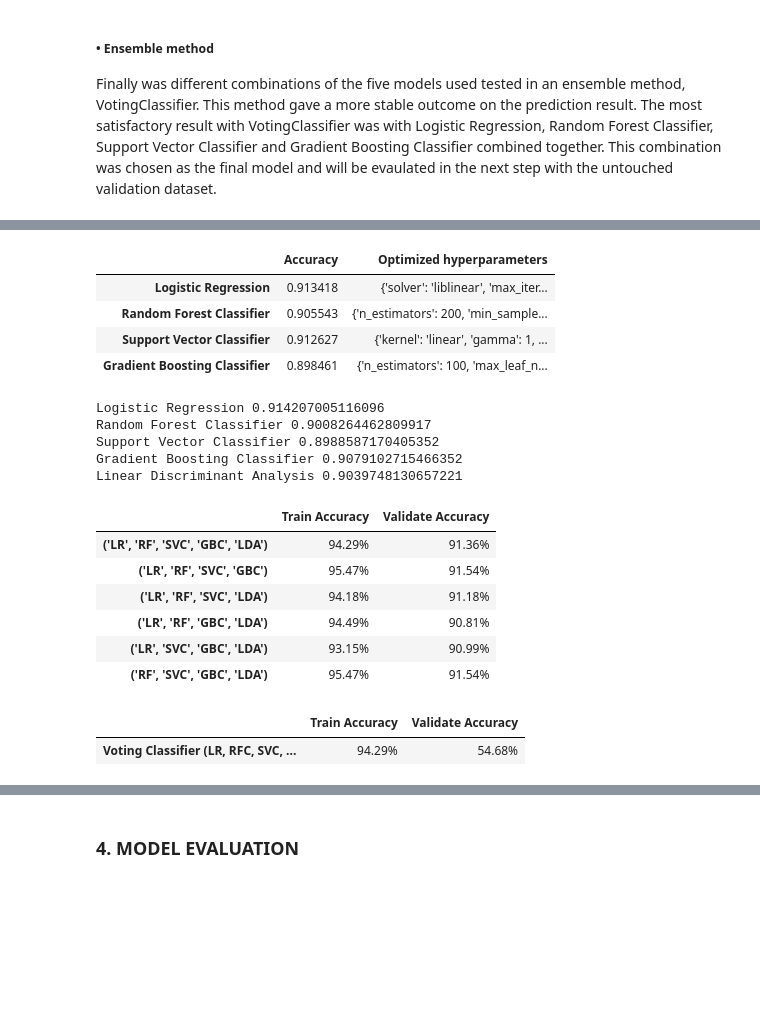
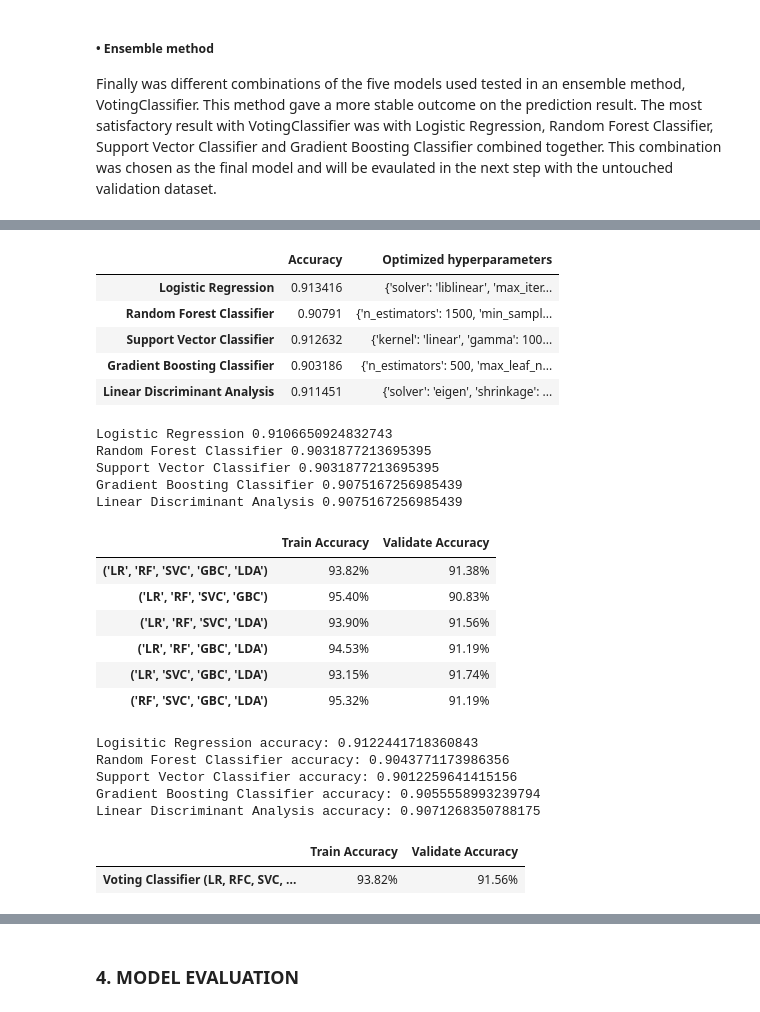
Before and after one commit to LLUhlin/data-science-project, a Jupyter notebook: student_final.ipynb, the cells around one changed output, grey strips where cells are left out. Cells and saved outputs as stored; diff of their text form; code cells hidden in the pictures; blank space fills up the shorter version.

```diff
--- a/student_final.ipynb
+++ b/student_final.ipynb
@@ -431,10 +435,11 @@ train_models_multiple_clf(clf_dict)
 # %%
 # OBS NY KOD SOM SKA LÄGGAS IN!!!!!
 # Hyperparameter Tuning with RandomizedSearchCV
-temp_clf = {'Logistic Regression': LogisticRegression(),
+clf = {'Logistic Regression': LogisticRegression(),
        'Random Forest Classifier': RandomForestClassifier(),
        'Support Vector Classifier': SVC(),
-       'Gradient Boosting Classifier': GradientBoostingClassifier()}
+       'Gradient Boosting Classifier': GradientBoostingClassifier(),
+       'Linear Discriminant Analysis': LinearDiscriminantAnalysis()}
 
 params_lr = {'C':[0.001, 0.01, 0.1, 1, 10, 100],
              'solver':['lbfgs', 'saga', 'sag', 'liblinear'],
@@ -457,13 +462,17 @@ params_gbc = {'n_estimators': [1, 2, 5, 10, 20, 50, 100, 200, 500],
               'max_leaf_nodes': [2, 5, 10, 20, 50, 100],
               'learning_rate': (0.01, 1)}
 
+params_lda = {'solver': ['lsqr', 'eigen'],
+              'shrinkage': [None, 'auto', 0.1, 0.2, 0.3, 0.4, 0.5]}
 # lda has no hyperparameters that you can set
+# found hyperparameters!
 
-hyp_par_list = (params_lr, params_rf, params_svc, params_gbc)
+hyp_par_list = (params_lr, params_rf, params_svc, params_gbc, params_lda)
 
 res_hyp_par = pd.DataFrame(columns = ['Accuracy', 'Optimized hyperparameters'])
+pd.set_option('display.max_colwidth', None)
 
-for i, (mdl, clf) in enumerate(temp_clf.items()):
+for i, (mdl, clf) in enumerate(clf.items()):
     racv = RandomizedSearchCV(clf, hyp_par_list[i], n_jobs=-1, cv=5)
     racv.fit(X_train_scaled, y_train)
     acc_hp = racv.best_score_
@@ -471,18 +480,18 @@ for i, (mdl, clf) in enumerate(temp_clf.items()):
     new_row = pd.DataFrame({'Accuracy':acc_hp, 'Optimized hyperparameters':opt_hp},
                            index=[mdl])
     res_hyp_par = pd.concat([res_hyp_par, new_row], axis=0)
-
 display(res_hyp_par)
 # %% [output]
 |  | Accuracy | Optimized hyperparameters |
-| Logistic Regression | 0.913418 | {'solver': 'liblinear', 'max_iter... |
-| Random Forest Classifier | 0.905543 | {'n_estimators': 200, 'min_sample... |
-| Support Vector Classifier | 0.912627 | {'kernel': 'linear', 'gamma': 1, ... |
-| Gradient Boosting Classifier | 0.898461 | {'n_estimators': 100, 'max_leaf_n... |
+| Logistic Regression | 0.913416 | {'solver': 'liblinear', 'max_iter... |
+| Random Forest Classifier | 0.90791 | {'n_estimators': 1500, 'min_sampl... |
+| Support Vector Classifier | 0.912632 | {'kernel': 'linear', 'gamma': 100... |
+| Gradient Boosting Classifier | 0.903186 | {'n_estimators': 500, 'max_leaf_n... |
+| Linear Discriminant Analysis | 0.911451 | {'solver': 'eigen', 'shrinkage': ... |
 # %%
 # OBS NY KOD SOM SKA LÄGGAS IN!!!!!
 # OBS!!! köra Cross val predict, som bygger på den data som den inte sett
-# Cross validation med cross_val_predict
+# Cross validation through cross_val_predict
 temp_clf = {'Logistic Regression': LogisticRegression(),
        'Random Forest Classifier': RandomForestClassifier(),
        'Support Vector Classifier': SVC(),
@@ -495,51 +504,76 @@ for i, (mdl, clf) in enumerate(temp_clf.items()):
     y_pred_cv = cross_val_predict(clf, X_train_scaled, y_train, n_jobs=-1, cv=5)
     print(mdl, accuracy_score(y_train, y_pred_cv))
 # %% [output]
-Logistic Regression 0.914207005116096
-Random Forest Classifier 0.9008264462809917
-Support Vector Classifier 0.8988587170405352
-Gradient Boosting Classifier 0.9079102715466352
-Linear Discriminant Analysis 0.9039748130657221
+Logistic Regression 0.9106650924832743
+Random Forest Classifier 0.9031877213695395
+Support Vector Classifier 0.9031877213695395
+Gradient Boosting Classifier 0.9075167256985439
+Linear Discriminant Analysis 0.9075167256985439
 # %%
 #OBS!!! NY KOD SOM SKA LÄGGAS IN!!!
 
 # Importing the ensemble method VotingClassifier
 from sklearn.ensemble import VotingClassifier
 from itertools import combinations
 
 lr = LogisticRegression()
 rf = RandomForestClassifier()
 svc = SVC()
 gbc = GradientBoostingClassifier()
 lda = LinearDiscriminantAnalysis()
 
 summa = pd.DataFrame(columns = ['Train Accuracy','Validate Accuracy'])
 
 mdl_list = [('lr', lr), ('rf', rf), ('svc', svc), ('gbc', gbc), ('lda', lda)]
 mdl_list2 = ('LR', 'RF', 'SVC', 'GBC', 'LDA')
 comb_list = list(combinations(mdl_list, 4))
 comb_list2 = list(combinations(mdl_list2, 4))
 comb_list.insert(0, mdl_list)
 comb_list2.insert(0, mdl_list2)
 
 for rakna, clfs in enumerate(comb_list):
     mdls = comb_list2[rakna]
     ensemble = VotingClassifier(estimators=clfs, voting='hard', n_jobs=-1)
     ensemble.fit(X_train_scaled, y_train)
     acc_tr = ensemble.score(X_train_scaled, y_train)
-    acc_te = ensemble.score(X_test_scaled, y_test)
+    acc_te = ensemble.score(X_val_scaled, y_val)
     new_row = pd.DataFrame({'Train Accuracy':acc_tr, 'Validate Accuracy':acc_te}, index=[mdls])
     summa = pd.concat([summa, new_row], axis=0)
 
 display(summa.style.format("{:.2%}"))
 # %% [output]
 |  | Train Accuracy | Validate Accuracy |
-| ('LR', 'RF', 'SVC', 'GBC', 'LDA') | 94.29% | 91.36% |
-| ('LR', 'RF', 'SVC', 'GBC') | 95.47% | 91.54% |
-| ('LR', 'RF', 'SVC', 'LDA') | 94.18% | 91.18% |
-| ('LR', 'RF', 'GBC', 'LDA') | 94.49% | 90.81% |
-| ('LR', 'SVC', 'GBC', 'LDA') | 93.15% | 90.99% |
-| ('RF', 'SVC', 'GBC', 'LDA') | 95.47% | 91.54% |
+| ('LR', 'RF', 'SVC', 'GBC', 'LDA') | 93.82% | 91.38% |
+| ('LR', 'RF', 'SVC', 'GBC') | 95.40% | 90.83% |
+| ('LR', 'RF', 'SVC', 'LDA') | 93.90% | 91.56% |
+| ('LR', 'RF', 'GBC', 'LDA') | 94.53% | 91.19% |
+| ('LR', 'SVC', 'GBC', 'LDA') | 93.15% | 91.74% |
+| ('RF', 'SVC', 'GBC', 'LDA') | 95.32% | 91.19% |
+# %%
+# Define the number of folds
+k = 5
+
+# Define the K-fold cross-validation object
+kf = KFold(n_splits=k, shuffle=True, random_state=42)
+
+# Perform K-fold cross-validation on each model and compute accuracy scores
+for clf_name, clf in clf_dict.items():
+    accuracies = []
+    for train_index, test_index in kf.split(X_train):
+        X_fold_train, X_fold_test = X_train_scaled[train_index], X_train_scaled[test_index]
+        y_fold_train, y_fold_test = y_train.iloc[train_index], y_train.iloc[test_index]
+        clf.fit(X_fold_train, y_fold_train)
+        y_pred = clf.predict(X_fold_test)
+        accuracy = accuracy_score(y_fold_test, y_pred)
+        accuracies.append(accuracy)
+    mean_accuracy = np.sum(accuracies) / k
+    print(clf_name, 'accuracy:', mean_accuracy)
+# %% [output]
+Logisitic Regression accuracy: 0.9122441718360843
+Random Forest Classifier accuracy: 0.9043771173986356
+Support Vector Classifier accuracy: 0.9012259641415156
+Gradient Boosting Classifier accuracy: 0.9055558993239794
+Linear Discriminant Analysis accuracy: 0.9071268350788175
 # %%
 # Importing the ensemble method VotingClassifier
 from sklearn.ensemble import VotingClassifier
@@ -558,12 +592,12 @@ ensemble.fit(X_train_scaled, y_train)
 acc_tr = ensemble.score(X_train_scaled, y_train)
 acc_te = ensemble.score(X_val_scaled, y_val)
 
-sum = pd.DataFrame({'Train Accuracy':[acc_tr], 'Validate Accuracy':[acc_te]},
+summary = pd.DataFrame({'Train Accuracy':[acc_tr], 'Validate Accuracy':[acc_te]},
                    index=[f'Voting Classifier ({estimator_order})'])
-display(sum.style.format("{:.2%}"))
+display(summary.style.format("{:.2%}"))
 # %% [output]
 |  | Train Accuracy | Validate Accuracy |
-| Voting Classifier (LR, RFC, SVC, ... | 94.29% | 54.68% |
+| Voting Classifier (LR, RFC, SVC, ... | 93.82% | 91.56% |
 # %% [markdown]
 <a id="change-bnb-fit"></a>
 # %% [markdown]
```
Also changed, not shown: parts of 8 cells of this notebook.
